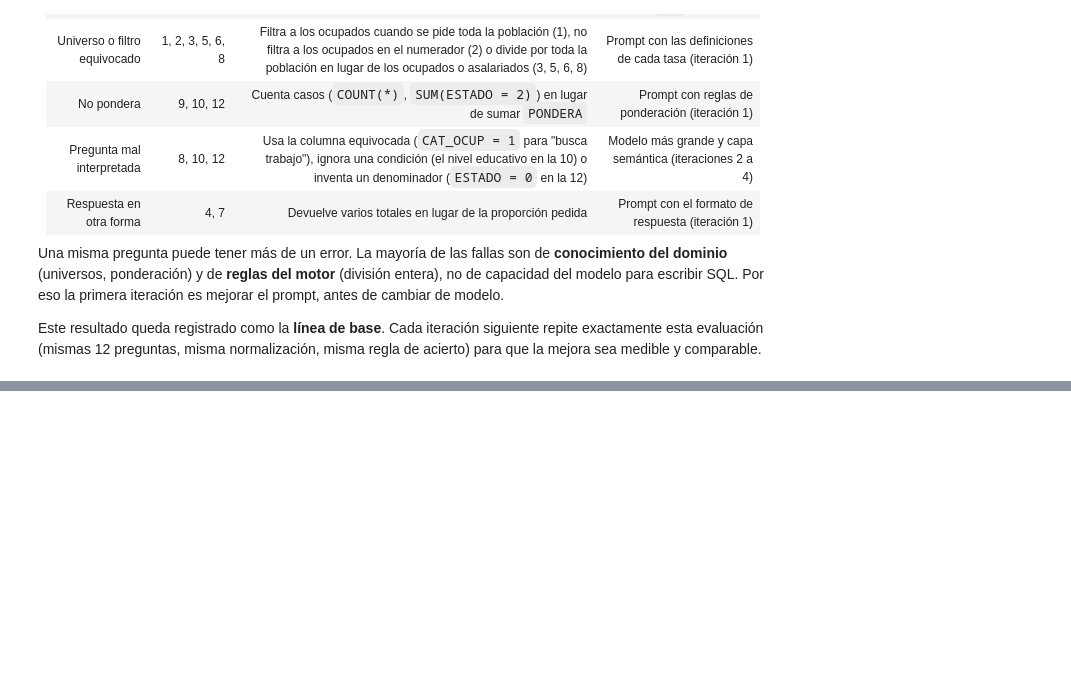
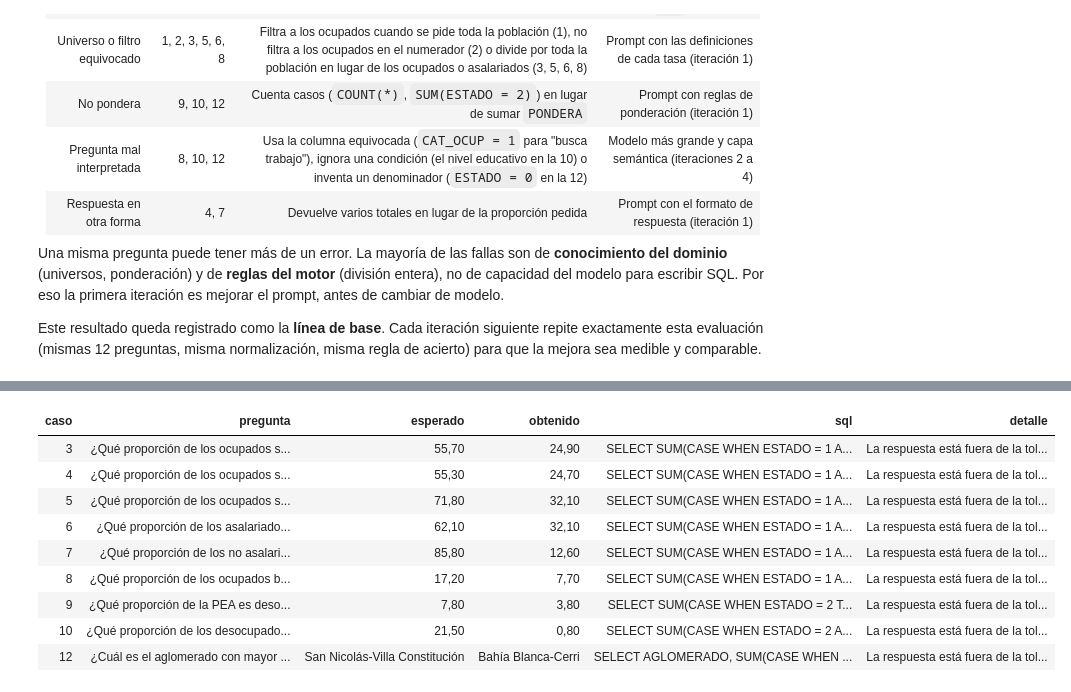
Before and after one commit to d-montenegro/eph-agente, a Jupyter notebook: notebooks/eph_1t2026_sqlite.ipynb, the cells around one changed output, grey strips where cells are left out. Saved outputs shown, nothing was run; the diff lists cells and outputs as text; code cells hidden in the pictures; blank space fills up the shorter version.

```diff
--- a/notebooks/eph_1t2026_sqlite.ipynb
+++ b/notebooks/eph_1t2026_sqlite.ipynb
@@ -1124,0 +1666,38 @@ Este resultado queda registrado como la **línea de base**. Cada iteración sigu
+# %%
+casos_fallidos_iteracion_1 = evaluacion_iteracion_1[
+    ~evaluacion_iteracion_1["respuesta_correcta"]
+].copy()
+
+with pd.option_context("display.max_colwidth", None):
+    display(
+        casos_fallidos_iteracion_1[
+            [
+                "caso",
+                "pregunta",
+                "esperado",
+                "obtenido",
+                "sql",
+                "detalle",
+            ]
+        ]
+        .style
+        .hide(axis="index")
+        .set_properties(
+            subset=["sql"],
+            **{
+                "white-space": "pre-wrap",
+                "text-align": "left",
+            },
+        )
+    )
+# %% [output]
+| caso | pregunta | esperado | obtenido | sql | detalle |
+| 3 | ¿Qué proporción de los ocupados s... | 55,70 | 24,90 | SELECT SUM(CASE WHEN ESTADO = 1 A... | La respuesta está fuera de la tol... |
+| 4 | ¿Qué proporción de los ocupados s... | 55,30 | 24,70 | SELECT SUM(CASE WHEN ESTADO = 1 A... | La respuesta está fuera de la tol... |
+| 5 | ¿Qué proporción de los ocupados s... | 71,80 | 32,10 | SELECT SUM(CASE WHEN ESTADO = 1 A... | La respuesta está fuera de la tol... |
+| 6 | ¿Qué proporción de los asalariado... | 62,10 | 32,10 | SELECT SUM(CASE WHEN ESTADO = 1 A... | La respuesta está fuera de la tol... |
+| 7 | ¿Qué proporción de los no asalari... | 85,80 | 12,60 | SELECT SUM(CASE WHEN ESTADO = 1 A... | La respuesta está fuera de la tol... |
+| 8 | ¿Qué proporción de los ocupados b... | 17,20 | 7,70 | SELECT SUM(CASE WHEN ESTADO = 1 A... | La respuesta está fuera de la tol... |
+| 9 | ¿Qué proporción de la PEA es deso... | 7,80 | 3,80 | SELECT SUM(CASE WHEN ESTADO = 2 T... | La respuesta está fuera de la tol... |
+| 10 | ¿Qué proporción de los desocupado... | 21,50 | 0,80 | SELECT SUM(CASE WHEN ESTADO = 2 A... | La respuesta está fuera de la tol... |
+| 12 | ¿Cuál es el aglomerado con mayor ... | San Nicolás-Villa Constitución | Bahía Blanca-Cerri | SELECT AGLOMERADO, SUM(CASE WHEN ... | La respuesta está fuera de la tol... |
```
Also changed, not shown: parts of 46 cells of this notebook.
